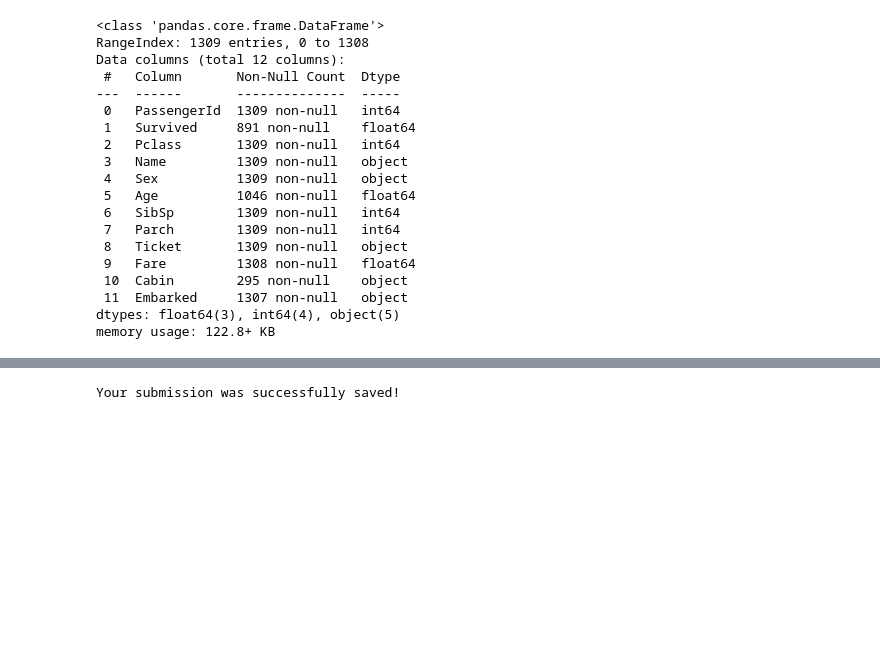
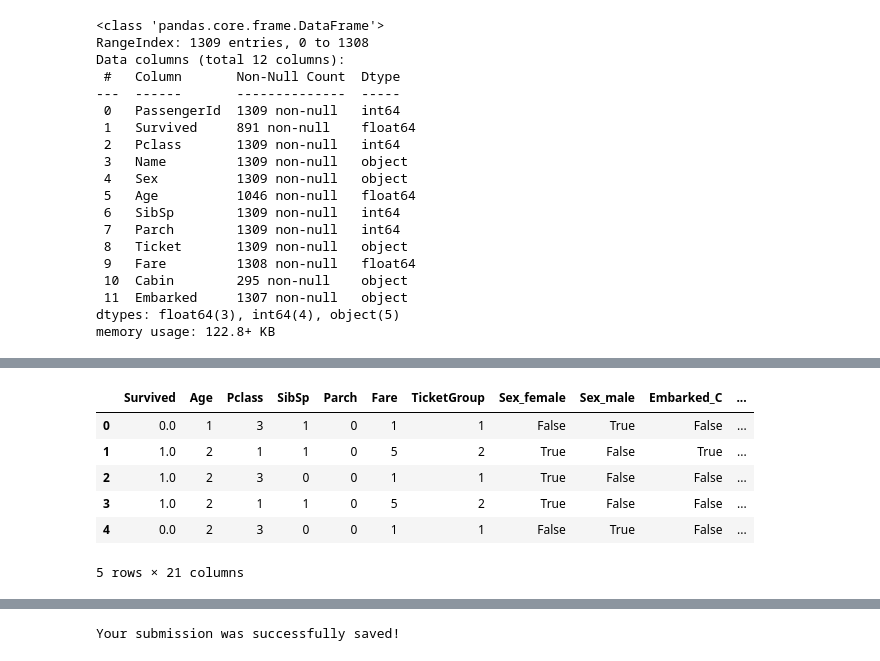
Before and after one commit to affine1129/kaggle, a Jupyter notebook: src/notebooks/titanic.ipynb, the cells around one changed output, grey strips where cells are left out. Saved outputs shown, nothing was run; the diff lists cells and outputs as text; code cells hidden in the pictures; blank space fills up the shorter version.

```diff
--- a/src/notebooks/titanic.ipynb
+++ b/src/notebooks/titanic.ipynb
@@ -116,6 +116,11 @@ all_data.loc[(all_data.Age.isnull()), 'Age'] = predictions
 # %%
 # Embarkedの補完
 all_data['Embarked'] = all_data['Embarked'].fillna('S')
+# %%
+# Cabinの補完
+all_data['Cabin'] = all_data['Cabin'].fillna('Unknown')
+all_data['CabinLabel'] = all_data['Cabin'].str.get(0)
 # %%
-# Familyの追加
+# Aloneの追加
 all_data['Family'] = all_data['SibSp'] + all_data['Parch'] + 1
+all_data['Alone'] = np.where(all_data['Family'] > 1, 0, 1)
@@ -147 +226,41 @@ memory usage: 133.1+ KB
+# %%
+# 予測用データ
+features = ['Survived', 'Age', 'Pclass', 'Sex', 'SibSp', 'Parch', 'Fare', 'Embarked', 'TicketGroup', 'CabinLabel']
+sur_data = pd.get_dummies(all_data[features])
+
+for dataset in [sur_data]:
+    # Mapping Fare
+    dataset.loc[(dataset['Fare'] < 6), 'Fare'] = 0
+    dataset.loc[(dataset['Fare'] >= 6) & (dataset['Fare'] < 12), 'Fare'] = 1
+    dataset.loc[(dataset['Fare'] >= 12) & (dataset['Fare'] < 18), 'Fare'] = 2
+    dataset.loc[(dataset['Fare'] >= 18) & (dataset['Fare'] < 24), 'Fare'] = 3
+    dataset.loc[(dataset['Fare'] >= 24) & (dataset['Fare'] < 30), 'Fare'] = 4
+    dataset.loc[(dataset['Fare'] >= 30), 'Fare'] = 5
+    dataset['Fare'] = dataset['Fare'].astype(int)
+
+    # Mapping Age
+    dataset.loc[ dataset['Age'] < 13, 'Age'] = 0
+    dataset.loc[(dataset['Age'] >= 13) & (dataset['Age'] < 26), 'Age'] = 1
+    dataset.loc[(dataset['Age'] >= 26) & (dataset['Age'] < 39), 'Age'] = 2
+    dataset.loc[(dataset['Age'] >= 39) & (dataset['Age'] < 52), 'Age'] = 3
+    dataset.loc[(dataset['Age'] >= 52) & (dataset['Age'] < 65), 'Age'] = 4
+    #dataset.loc[(dataset['Age'] >= 55) & (dataset['Age'] < 65), 'Age'] = 5
+    dataset.loc[ dataset['Age'] >= 65, 'Age'] = 5 ;
+    dataset['Age'] = dataset['Age'].astype(int)
+
+colormap = plt.cm.RdBu
+# plt.figure(figsize=(14,12))
+# plt.title('Pearson Correlation of Features', y=1.05, size=15)
+# sns.heatmap(sur_data.astype(float).corr(),linewidths=0.1,vmax=1.0,
+#             square=True, cmap=colormap, linecolor='white', annot=True)
+
+sur_data.head()
+# %% [output]
+|  | Survived | Age | Pclass | SibSp | Parch | Fare | TicketGroup | Sex_female | Sex_male | Embarked_C | ... |
+| 0 | 0.0 | 1 | 3 | 1 | 0 | 1 | 1 | False | True | False | ... |
+| 1 | 1.0 | 2 | 1 | 1 | 0 | 5 | 2 | True | False | True | ... |
+| 2 | 1.0 | 2 | 3 | 0 | 0 | 1 | 1 | True | False | False | ... |
+| 3 | 1.0 | 2 | 1 | 1 | 0 | 5 | 2 | True | False | False | ... |
+| 4 | 0.0 | 2 | 3 | 0 | 0 | 1 | 1 | False | True | False | ... |
+5 rows × 21 columns
 # %%
```
Also changed, not shown: parts of 11 cells of this notebook.
